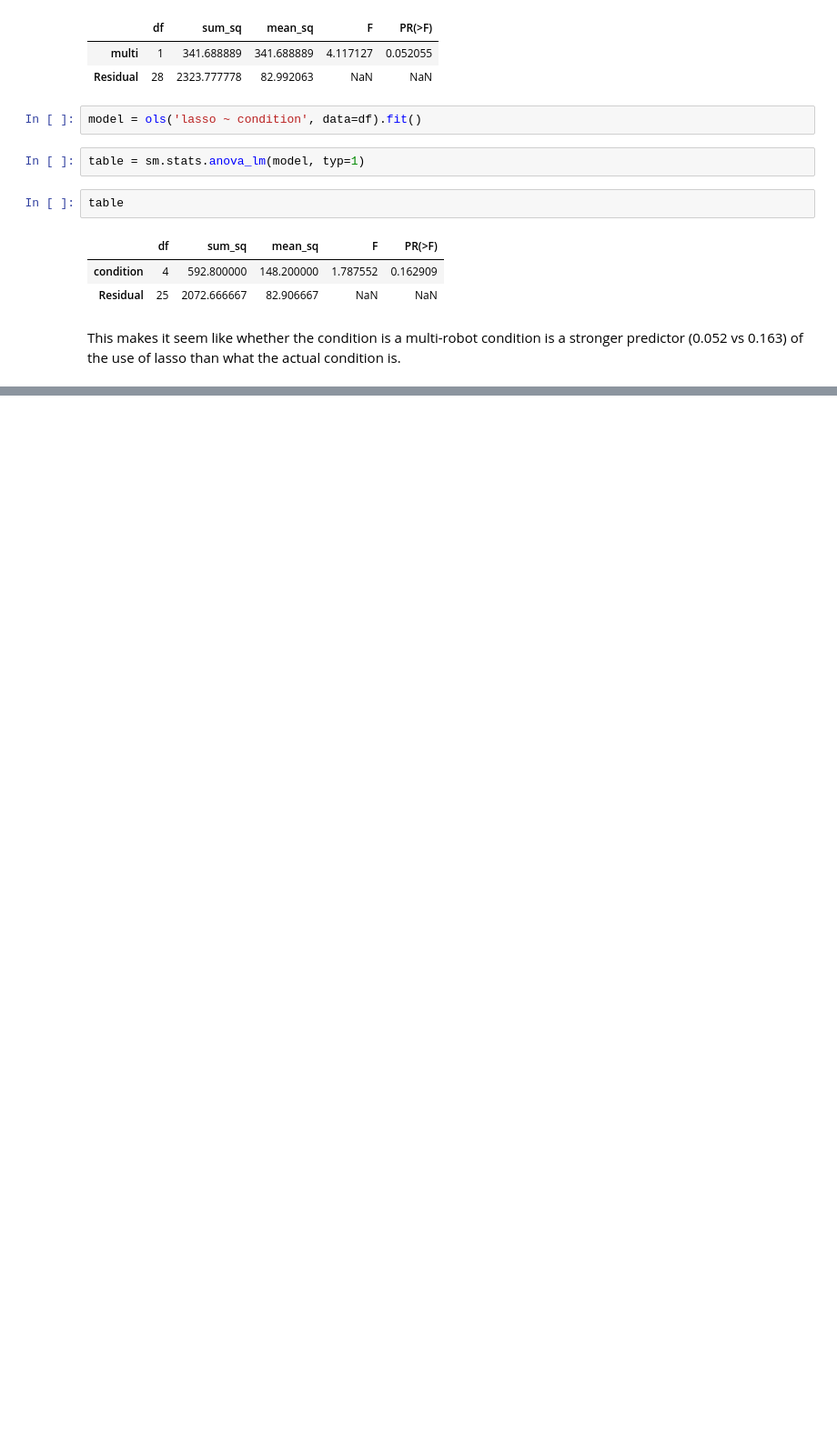
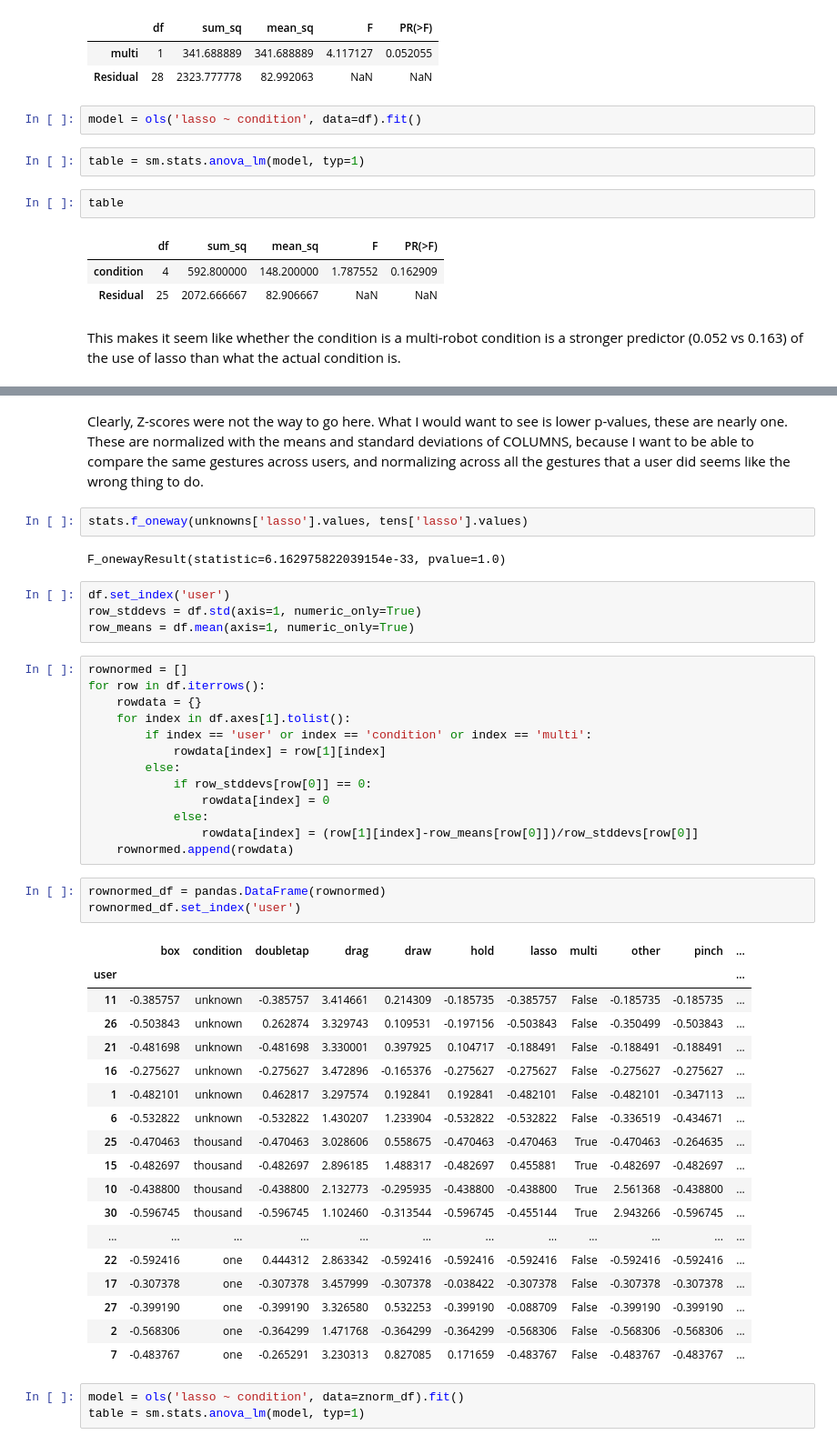
Before and after one commit to ab3nd/TinyRobo, a Jupyter notebook: data/data_analysis.ipynb, the cells around one changed output, grey strips where cells are left out. Shown at 91% size. Saved outputs shown, nothing was run; the diff lists cells and outputs as text; blank space fills up the shorter version.

```diff
--- a/data/data_analysis.ipynb
+++ b/data/data_analysis.ipynb
@@ -195,0 +689,48 @@ This makes it seem like whether the condition is a multi-robot condition is a st
+# %% [markdown]
+Clearly, Z-scores were not the way to go here. What I would want to see is lower p-values, these are nearly one. These are normalized with the means and standard deviations of COLUMNS, because I want to be able to compare the same gestures across users, and normalizing across all the gestures that a user did seems like the wrong thing to do.
+# %%
+stats.f_oneway(unknowns['lasso'].values, tens['lasso'].values)
+# %% [output]
+F_onewayResult(statistic=6.162975822039154e-33, pvalue=1.0)
+# %%
+df.set_index('user')
+row_stddevs = df.std(axis=1, numeric_only=True)
+row_means = df.mean(axis=1, numeric_only=True)
+# %%
+rownormed = []
+for row in df.iterrows():
+    rowdata = {}
+    for index in df.axes[1].tolist():
+        if index == 'user' or index == 'condition' or index == 'multi':
+            rowdata[index] = row[1][index]
+        else:
+            if row_stddevs[row[0]] == 0:
+                rowdata[index] = 0
+            else:
+                rowdata[index] = (row[1][index]-row_means[row[0]])/row_stddevs[row[0]]
+    rownormed.append(rowdata)
+# %%
+rownormed_df = pandas.DataFrame(rownormed)
+rownormed_df.set_index('user')
+# %% [output]
+|  | box | condition | doubletap | drag | draw | hold | lasso | multi | other | pinch | ... |
+| user |  |  |  |  |  |  |  |  |  |  | ... |
+| 11 | -0.385757 | unknown | -0.385757 | 3.414661 | 0.214309 | -0.185735 | -0.385757 | False | -0.185735 | -0.185735 | ... |
+| 26 | -0.503843 | unknown | 0.262874 | 3.329743 | 0.109531 | -0.197156 | -0.503843 | False | -0.350499 | -0.503843 | ... |
+| 21 | -0.481698 | unknown | -0.481698 | 3.330001 | 0.397925 | 0.104717 | -0.188491 | False | -0.188491 | -0.188491 | ... |
+| 16 | -0.275627 | unknown | -0.275627 | 3.472896 | -0.165376 | -0.275627 | -0.275627 | False | -0.275627 | -0.275627 | ... |
+| 1 | -0.482101 | unknown | 0.462817 | 3.297574 | 0.192841 | 0.192841 | -0.482101 | False | -0.482101 | -0.347113 | ... |
+| 6 | -0.532822 | unknown | -0.532822 | 1.430207 | 1.233904 | -0.532822 | -0.532822 | False | -0.336519 | -0.434671 | ... |
+| 25 | -0.470463 | thousand | -0.470463 | 3.028606 | 0.558675 | -0.470463 | -0.470463 | True | -0.470463 | -0.264635 | ... |
+| 15 | -0.482697 | thousand | -0.482697 | 2.896185 | 1.488317 | -0.482697 | 0.455881 | True | -0.482697 | -0.482697 | ... |
+| 10 | -0.438800 | thousand | -0.438800 | 2.132773 | -0.295935 | -0.438800 | -0.438800 | True | 2.561368 | -0.438800 | ... |
+| 30 | -0.596745 | thousand | -0.596745 | 1.102460 | -0.313544 | -0.596745 | -0.455144 | True | 2.943266 | -0.596745 | ... |
+| ... | ... | ... | ... | ... | ... | ... | ... | ... | ... | ... | ... |
+| 22 | -0.592416 | one | 0.444312 | 2.863342 | -0.592416 | -0.592416 | -0.592416 | False | -0.592416 | -0.592416 | ... |
+| 17 | -0.307378 | one | -0.307378 | 3.457999 | -0.307378 | -0.038422 | -0.307378 | False | -0.307378 | -0.307378 | ... |
+| 27 | -0.399190 | one | -0.399190 | 3.326580 | 0.532253 | -0.399190 | -0.088709 | False | -0.399190 | -0.399190 | ... |
+| 2 | -0.568306 | one | -0.364299 | 1.471768 | -0.364299 | -0.364299 | -0.568306 | False | -0.568306 | -0.568306 | ... |
+| 7 | -0.483767 | one | -0.265291 | 3.230313 | 0.827085 | 0.171659 | -0.483767 | False | -0.483767 | -0.483767 | ... |
+# %%
+model = ols('lasso ~ condition', data=znorm_df).fit()
+table = sm.stats.anova_lm(model, typ=1)
```
Also changed, not shown: parts of 74 cells of this notebook.
